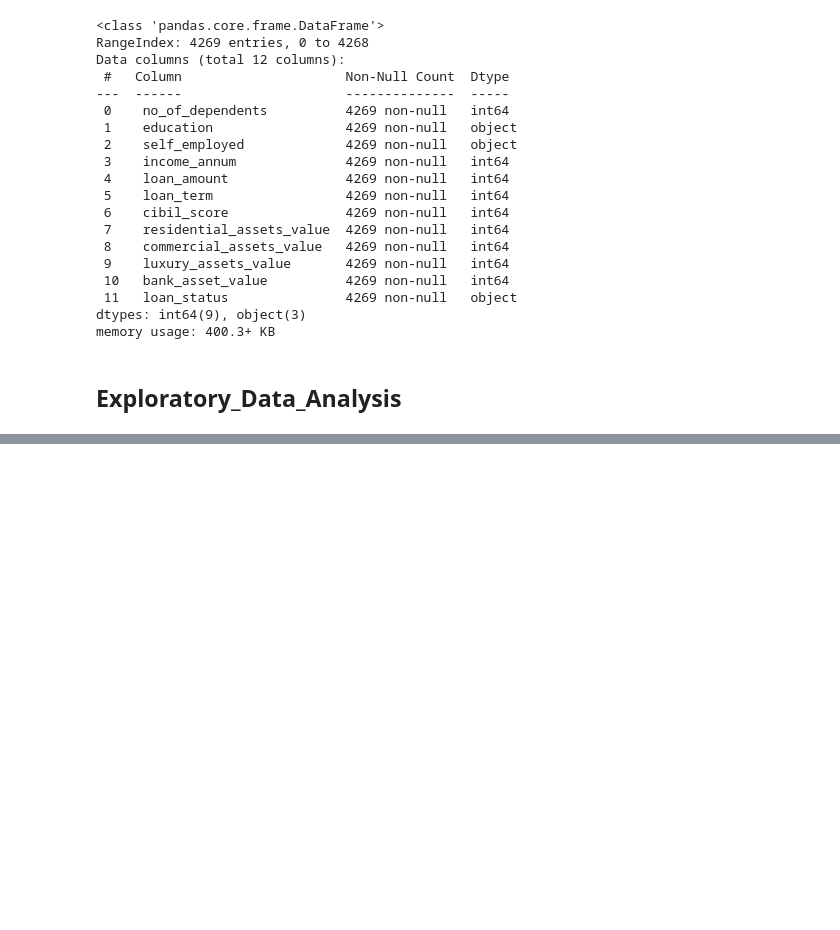
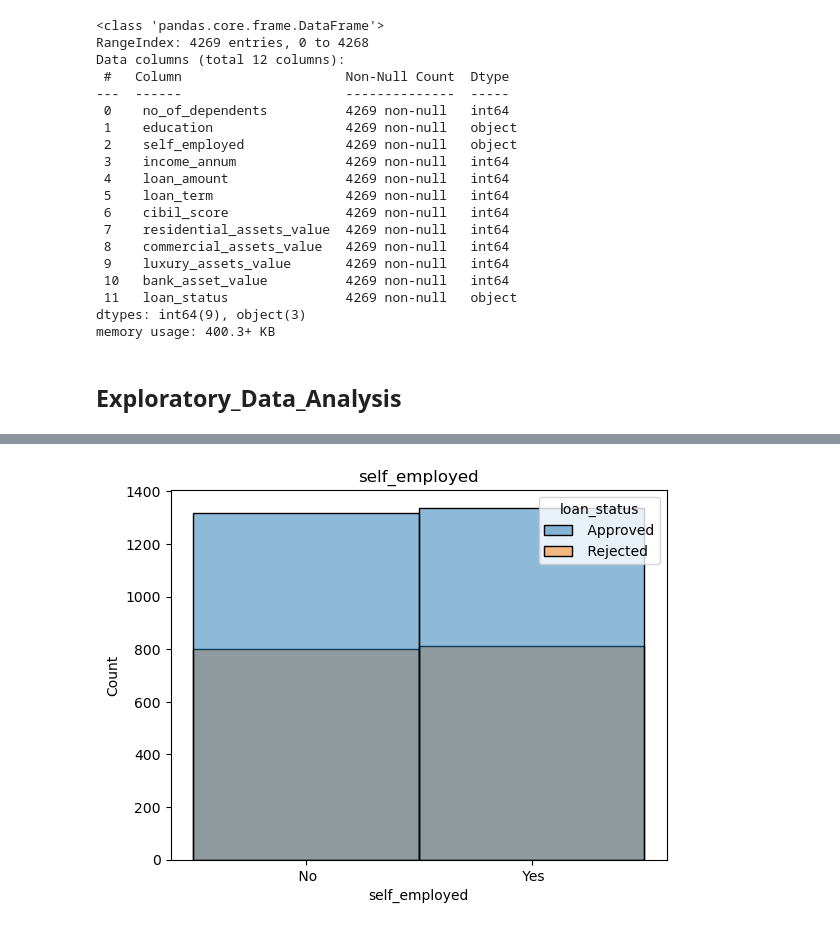
Before and after one commit to andrewdhawthorne/Loan-Approval-Prediction-Model, a Jupyter notebook: Fidels_learning_model_code.ipynb, the cells around one changed output, grey strips where cells are left out. Drawn from its saved outputs; the diff is of its cells as text; code cells hidden in the pictures; blank space fills up the shorter version.

```diff
--- a/Fidels_learning_model_code.ipynb
+++ b/Fidels_learning_model_code.ipynb
@@ -74,0 +79,7 @@ plt.show()
+# %%
+#reviewing the difference of employment effect on loan_status
+sns.histplot(data=loan_data,x='self_employed',bins=4,hue='loan_status')
+plt.title('self_employed')
+plt.show()
+# %% [output]
+[figure, added]
```
Also changed, not shown: parts of 5 cells of this notebook, 1 other file.
